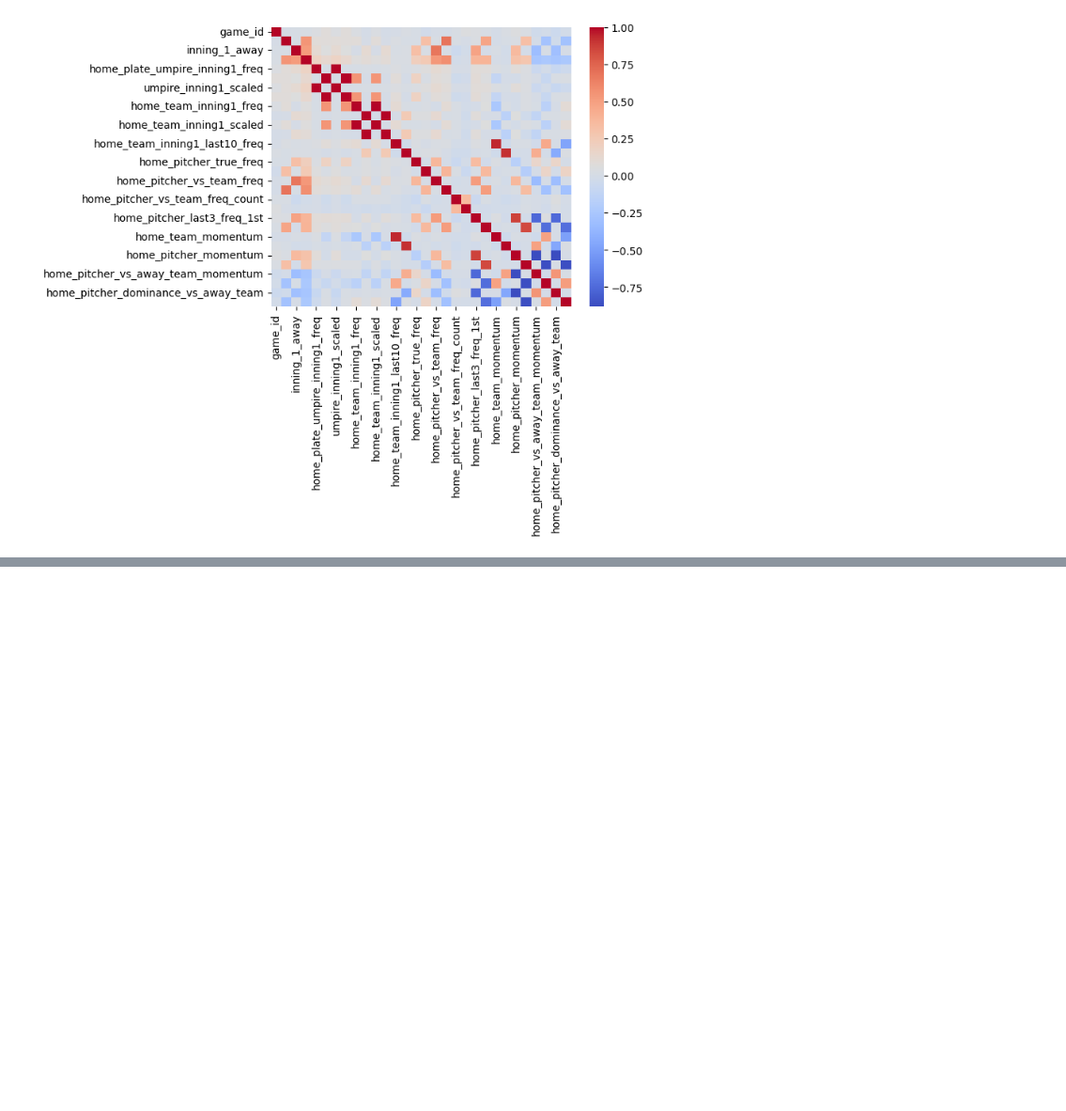
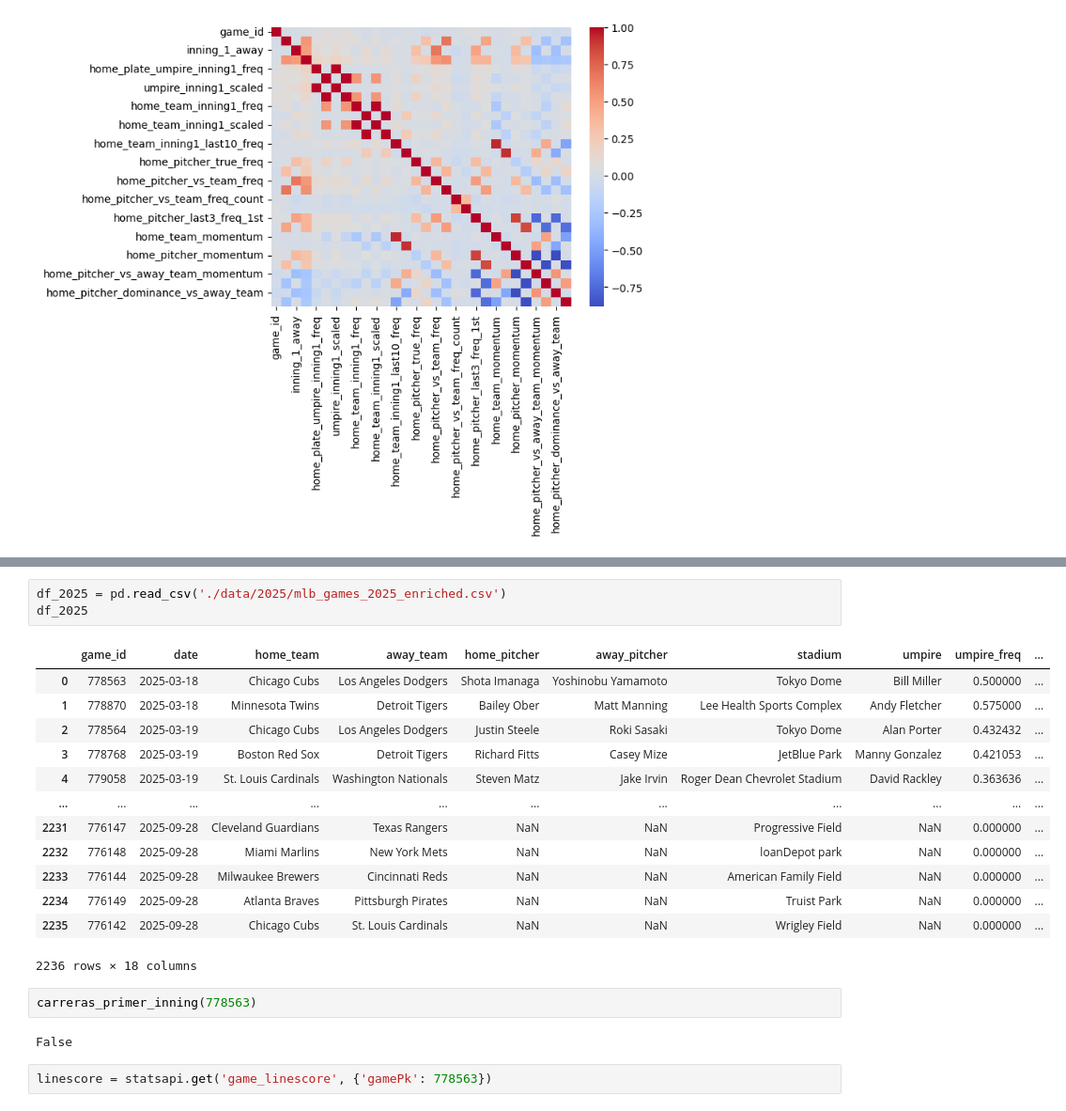
Before and after one commit to depresionTropical/mlb_1_inning, a Jupyter notebook: data_exploration.ipynb, the cells around one changed output, grey strips where cells are left out. Shown at 94% size. Cells and saved outputs as stored; diff of their text form; blank space fills up the shorter version.

```diff
--- a/data_exploration.ipynb
+++ b/data_exploration.ipynb
@@ -62,0 +81,23 @@ sns.heatmap(df_data.corr(numeric_only=True), cmap='coolwarm',fmt="")
+# %%
+df_2025 = pd.read_csv('./data/2025/mlb_games_2025_enriched.csv')
+df_2025
+# %% [output]
+|  | game_id | date | home_team | away_team | home_pitcher | away_pitcher | stadium | umpire | umpire_freq | ... |
+| 0 | 778563 | 2025-03-18 | Chicago Cubs | Los Angeles Dodgers | Shota Imanaga | Yoshinobu Yamamoto | Tokyo Dome | Bill Miller | 0.500000 | ... |
+| 1 | 778870 | 2025-03-18 | Minnesota Twins | Detroit Tigers | Bailey Ober | Matt Manning | Lee Health Sports Complex | Andy Fletcher | 0.575000 | ... |
+| 2 | 778564 | 2025-03-19 | Chicago Cubs | Los Angeles Dodgers | Justin Steele | Roki Sasaki | Tokyo Dome | Alan Porter | 0.432432 | ... |
+| 3 | 778768 | 2025-03-19 | Boston Red Sox | Detroit Tigers | Richard Fitts | Casey Mize | JetBlue Park | Manny Gonzalez | 0.421053 | ... |
+| 4 | 779058 | 2025-03-19 | St. Louis Cardinals | Washington Nationals | Steven Matz | Jake Irvin | Roger Dean Chevrolet Stadium | David Rackley | 0.363636 | ... |
+| ... | ... | ... | ... | ... | ... | ... | ... | ... | ... | ... |
+| 2231 | 776147 | 2025-09-28 | Cleveland Guardians | Texas Rangers | NaN | NaN | Progressive Field | NaN | 0.000000 | ... |
+| 2232 | 776148 | 2025-09-28 | Miami Marlins | New York Mets | NaN | NaN | loanDepot park | NaN | 0.000000 | ... |
+| 2233 | 776144 | 2025-09-28 | Milwaukee Brewers | Cincinnati Reds | NaN | NaN | American Family Field | NaN | 0.000000 | ... |
+| 2234 | 776149 | 2025-09-28 | Atlanta Braves | Pittsburgh Pirates | NaN | NaN | Truist Park | NaN | 0.000000 | ... |
+| 2235 | 776142 | 2025-09-28 | Chicago Cubs | St. Louis Cardinals | NaN | NaN | Wrigley Field | NaN | 0.000000 | ... |
+2236 rows × 18 columns
+# %%
+carreras_primer_inning(778563)
+# %% [output]
+False
+# %%
+linescore = statsapi.get('game_linescore', {'gamePk': 778563})
```
Also changed, not shown: parts of 3 cells of this notebook, 2 other files.
